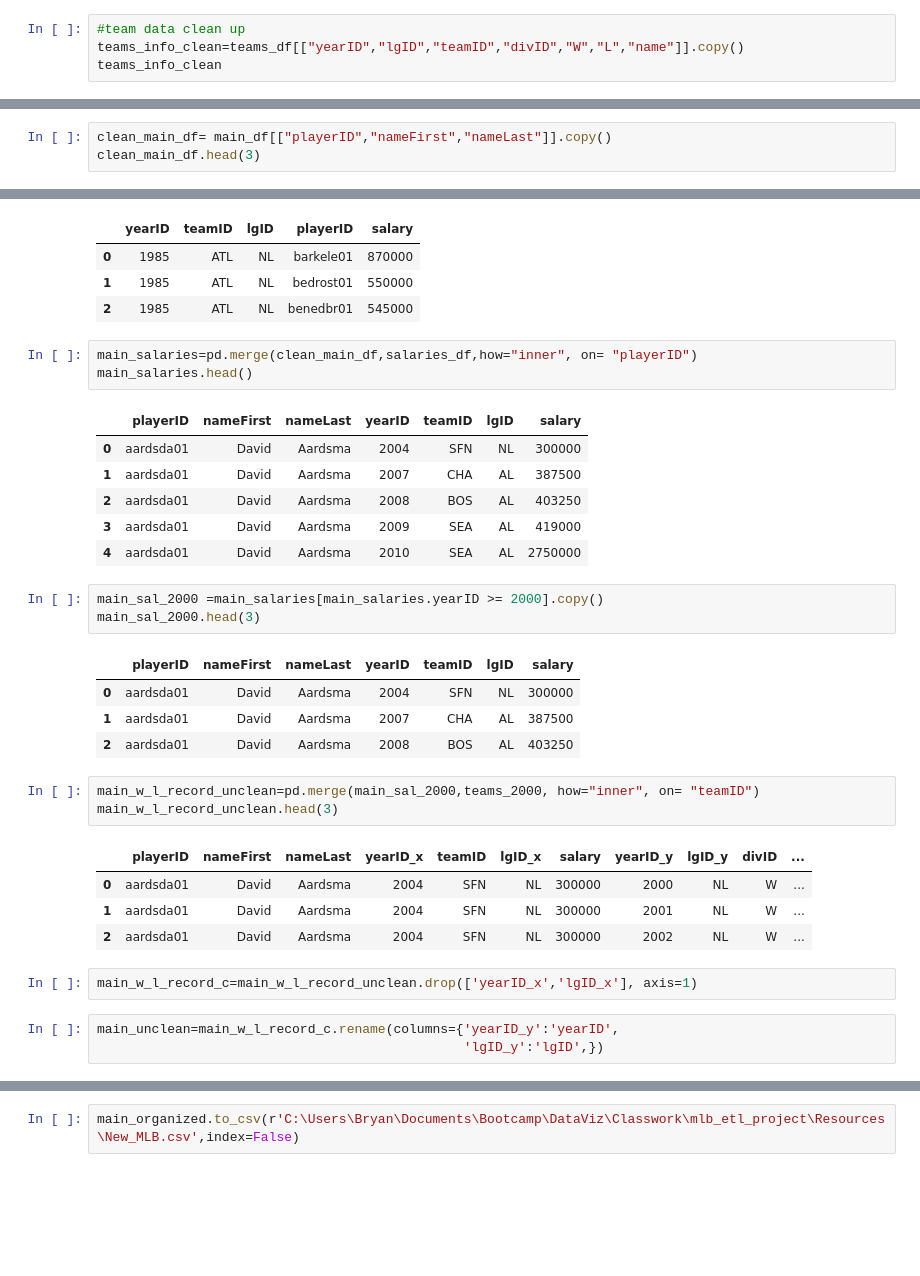
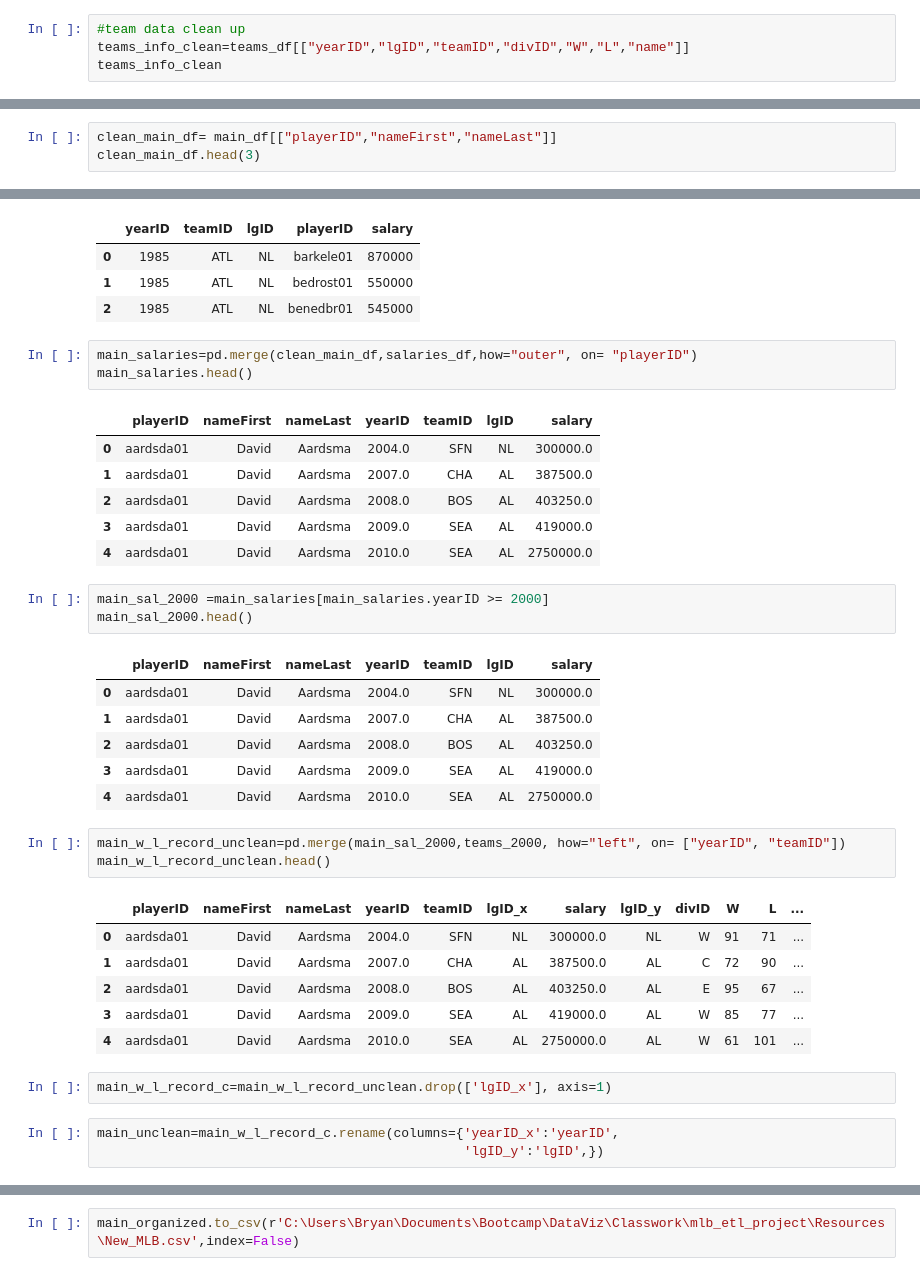
Before and after one commit to jd2v/mlb_etl_project, a Jupyter notebook: mlb_etl_data.ipynb, the cells around one changed output, grey strips where cells are left out. Drawn from its saved outputs; the diff is of its cells as text; blank space fills up the shorter version.

Commit message:
cleans up code

```diff
--- a/mlb_etl_data_bryan.ipynb
+++ b/mlb_etl_data.ipynb
@@ -38,7 +16,7 @@ teams_df.head()
 5 rows × 48 columns
 # %%
 #team data clean up
-teams_info_clean=teams_df[["yearID","lgID","teamID","divID","W","L","name"]].copy()
+teams_info_clean=teams_df[["yearID","lgID","teamID","divID","W","L","name"]]
 teams_info_clean
 # %% [output]
 |  | yearID | lgID | teamID | divID | W | L | name |
@@ -85,7 +63,7 @@ main_df.head()
 | 4 | abadan01 | 1972.0 | 8.0 | 25.0 | USA | FL | Palm Beach | NaN | NaN | ... |
 5 rows × 24 columns
 # %%
-clean_main_df= main_df[["playerID","nameFirst","nameLast"]].copy()
+clean_main_df= main_df[["playerID","nameFirst","nameLast"]]
 clean_main_df.head(3)
 # %% [output]
 |  | playerID | nameFirst | nameLast |
@@ -102,35 +80,39 @@ salaries_df.head(3)
 | 1 | 1985 | ATL | NL | bedrost01 | 550000 |
 | 2 | 1985 | ATL | NL | benedbr01 | 545000 |
 # %%
-main_salaries=pd.merge(clean_main_df,salaries_df,how="inner", on= "playerID")
+main_salaries=pd.merge(clean_main_df,salaries_df,how="outer", on= "playerID")
 main_salaries.head()
 # %% [output]
 |  | playerID | nameFirst | nameLast | yearID | teamID | lgID | salary |
-| 0 | aardsda01 | David | Aardsma | 2004 | SFN | NL | 300000 |
-| 1 | aardsda01 | David | Aardsma | 2007 | CHA | AL | 387500 |
-| 2 | aardsda01 | David | Aardsma | 2008 | BOS | AL | 403250 |
-| 3 | aardsda01 | David | Aardsma | 2009 | SEA | AL | 419000 |
-| 4 | aardsda01 | David | Aardsma | 2010 | SEA | AL | 2750000 |
+| 0 | aardsda01 | David | Aardsma | 2004.0 | SFN | NL | 300000.0 |
+| 1 | aardsda01 | David | Aardsma | 2007.0 | CHA | AL | 387500.0 |
+| 2 | aardsda01 | David | Aardsma | 2008.0 | BOS | AL | 403250.0 |
+| 3 | aardsda01 | David | Aardsma | 2009.0 | SEA | AL | 419000.0 |
+| 4 | aardsda01 | David | Aardsma | 2010.0 | SEA | AL | 2750000.0 |
 # %%
-main_sal_2000 =main_salaries[main_salaries.yearID >= 2000].copy()
-main_sal_2000.head(3)
+main_sal_2000 =main_salaries[main_salaries.yearID >= 2000]
+main_sal_2000.head()
 # %% [output]
 |  | playerID | nameFirst | nameLast | yearID | teamID | lgID | salary |
-| 0 | aardsda01 | David | Aardsma | 2004 | SFN | NL | 300000 |
-| 1 | aardsda01 | David | Aardsma | 2007 | CHA | AL | 387500 |
-| 2 | aardsda01 | David | Aardsma | 2008 | BOS | AL | 403250 |
+| 0 | aardsda01 | David | Aardsma | 2004.0 | SFN | NL | 300000.0 |
+| 1 | aardsda01 | David | Aardsma | 2007.0 | CHA | AL | 387500.0 |
+| 2 | aardsda01 | David | Aardsma | 2008.0 | BOS | AL | 403250.0 |
+| 3 | aardsda01 | David | Aardsma | 2009.0 | SEA | AL | 419000.0 |
+| 4 | aardsda01 | David | Aardsma | 2010.0 | SEA | AL | 2750000.0 |
 # %%
-main_w_l_record_unclean=pd.merge(main_sal_2000,teams_2000, how="inner", on= "teamID")
-main_w_l_record_unclean.head(3)
+main_w_l_record_unclean=pd.merge(main_sal_2000,teams_2000, how="left", on= ["yearID", "teamID"])
+main_w_l_record_unclean.head()
 # %% [output]
-|  | playerID | nameFirst | nameLast | yearID_x | teamID | lgID_x | salary | yearID_y | lgID_y | divID | ... |
-| 0 | aardsda01 | David | Aardsma | 2004 | SFN | NL | 300000 | 2000 | NL | W | ... |
-| 1 | aardsda01 | David | Aardsma | 2004 | SFN | NL | 300000 | 2001 | NL | W | ... |
-| 2 | aardsda01 | David | Aardsma | 2004 | SFN | NL | 300000 | 2002 | NL | W | ... |
+|  | playerID | nameFirst | nameLast | yearID | teamID | lgID_x | salary | lgID_y | divID | W | L | ... |
+| 0 | aardsda01 | David | Aardsma | 2004.0 | SFN | NL | 300000.0 | NL | W | 91 | 71 | ... |
+| 1 | aardsda01 | David | Aardsma | 2007.0 | CHA | AL | 387500.0 | AL | C | 72 | 90 | ... |
+| 2 | aardsda01 | David | Aardsma | 2008.0 | BOS | AL | 403250.0 | AL | E | 95 | 67 | ... |
+| 3 | aardsda01 | David | Aardsma | 2009.0 | SEA | AL | 419000.0 | AL | W | 85 | 77 | ... |
+| 4 | aardsda01 | David | Aardsma | 2010.0 | SEA | AL | 2750000.0 | AL | W | 61 | 101 | ... |
 # %%
-main_w_l_record_c=main_w_l_record_unclean.drop(['yearID_x','lgID_x'], axis=1)
+main_w_l_record_c=main_w_l_record_unclean.drop(['lgID_x'], axis=1)
 # %%
-main_unclean=main_w_l_record_c.rename(columns={'yearID_y':'yearID',
+main_unclean=main_w_l_record_c.rename(columns={'yearID_x':'yearID',
                                                'lgID_y':'lgID',})
 # %%
 main_organized=main_unclean[['playerID','nameFirst','nameLast','salary','yearID','teamID','lgID','divID','W','L','name']]
```
Also changed, not shown: parts of 5 cells of this notebook, 1 other file.
